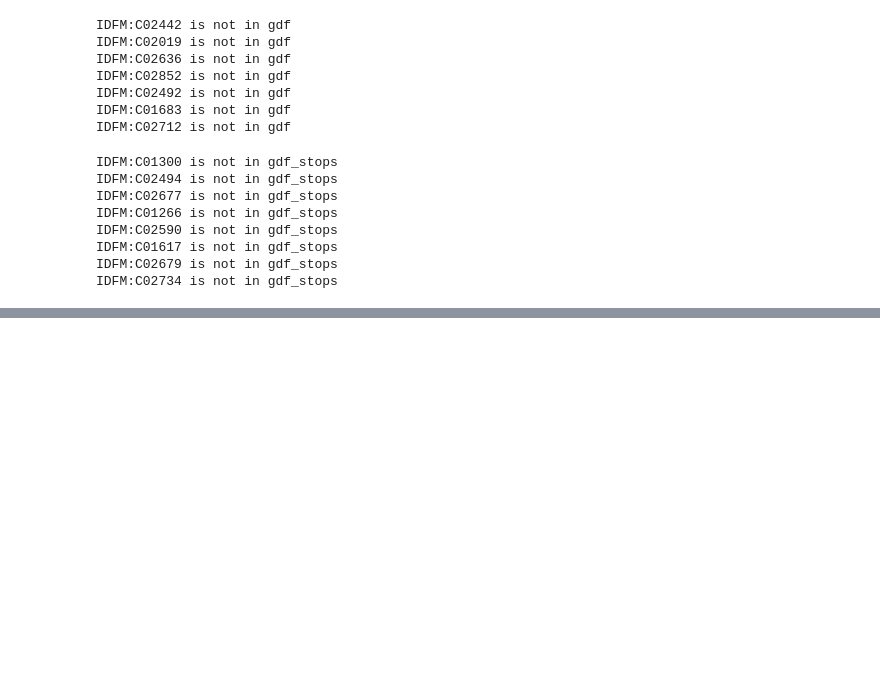
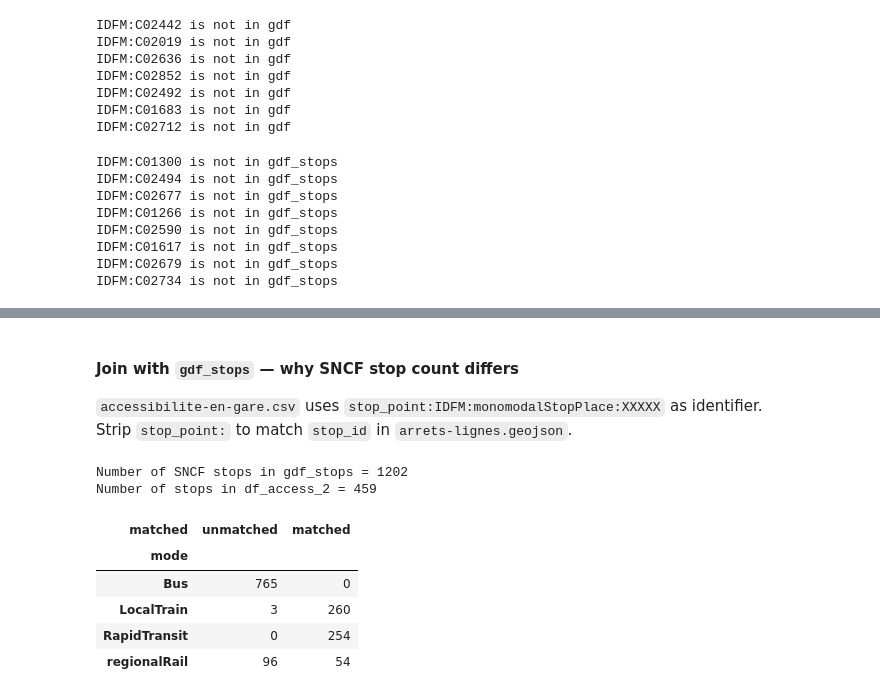
Before and after one commit to gefleury/transports-accessibles-idf, a Jupyter notebook: notebooks/explore_data.ipynb, the cells around one changed output, grey strips where cells are left out. Cells and saved outputs as stored; diff of their text form; code cells hidden in the pictures; blank space fills up the shorter version.

```diff
--- a/notebooks/explore_data.ipynb
+++ b/notebooks/explore_data.ipynb
@@ -286,0 +354,36 @@ IDFM:C02734 is not in gdf_stops
+# %% [markdown]
+#### Join with `gdf_stops` — why SNCF stop count differs
+
+`accessibilite-en-gare.csv` uses `stop_point:IDFM:monomodalStopPlace:XXXXX` as identifier.
+Strip `stop_point:` to match `stop_id` in `arrets-lignes.geojson`.
+# %%
+print(f"Number of SNCF stops in gdf_stops = {gdf_stops.query("operatorname=='SNCF'")['stop_id'].nunique()}")
+print(f"Number of stops in df_access_2 = {df_access_2['stop_point_id'].nunique()}")
+# %% [output]
+Number of SNCF stops in gdf_stops = 1202
+Number of stops in df_access_2 = 459
+# %%
+sncf_stops = gdf_stops[gdf_stops["operatorname"] == "SNCF"].copy()
+
+df_access_2_norm = df_access_2.copy()
+df_access_2_norm["stop_id"] = df_access_2_norm["stop_point_id"].str.replace("stop_point:", "", regex=False)
+
+merged = sncf_stops.merge(
+    df_access_2_norm[["stop_id", "accessibility_level_name"]],
+    on="stop_id",
+    how="left",
+    indicator=True,
+)
+merged["matched"] = merged["_merge"] == "both"
+
+# Mode distribution: matched vs unmatched explains the count discrepancy
+merged.groupby(["mode", "matched"]).size().unstack(fill_value=0).rename(
+    columns={True: "matched", False: "unmatched"}
+)
+# %% [output]
+| matched | unmatched | matched |
+| mode |  |  |
+| Bus | 765 | 0 |
+| LocalTrain | 3 | 260 |
+| RapidTransit | 0 | 254 |
+| regionalRail | 96 | 54 |
```
Also changed, not shown: parts of 8 cells of this notebook, 3 other files.
